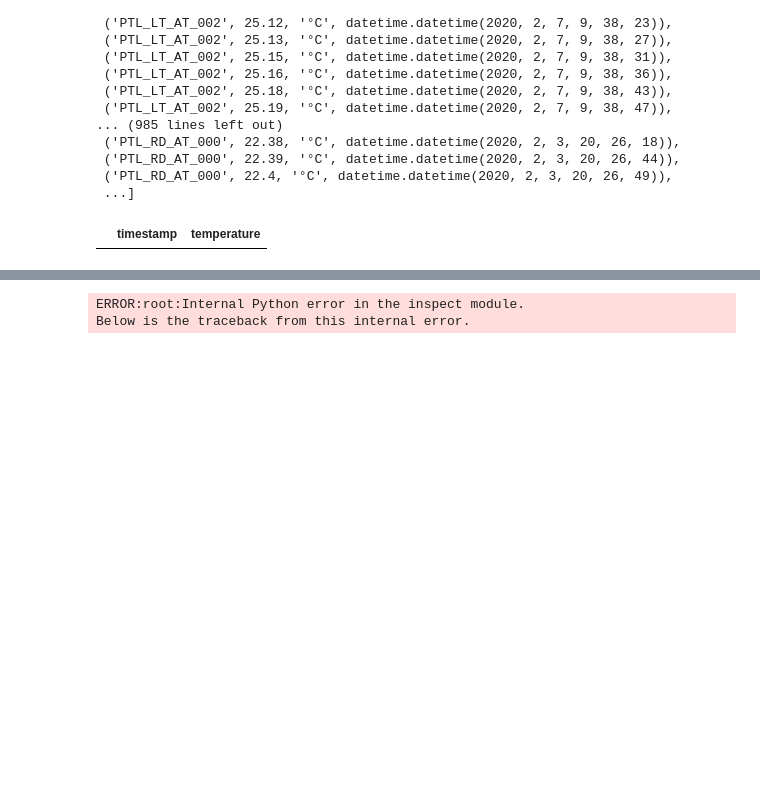
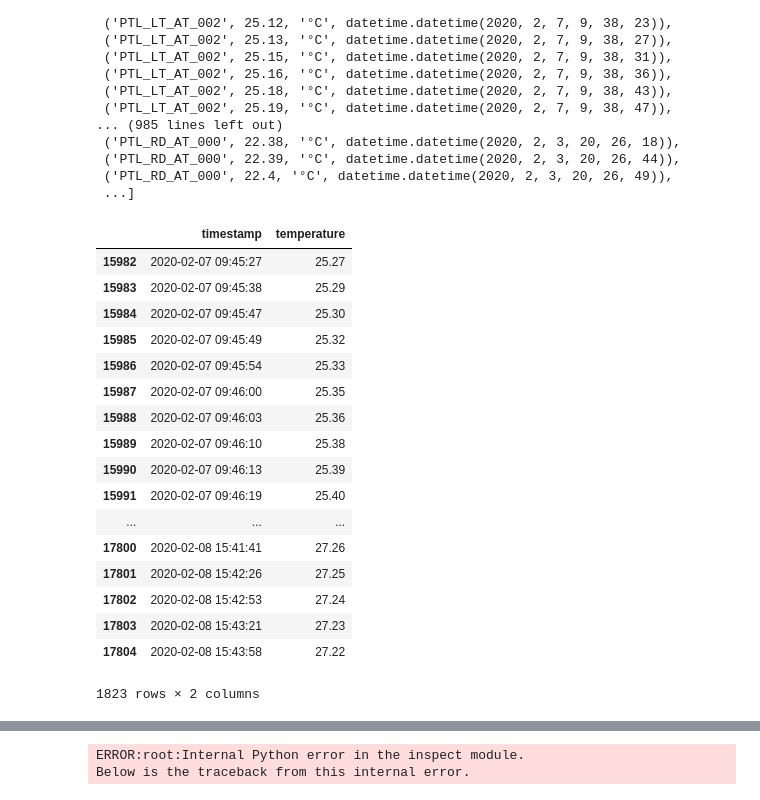
Before and after one commit to whuss/dashboard_react, a Jupyter notebook: sensor_graphs.ipynb, the cells around one changed output, grey strips where cells are left out. Saved outputs shown, nothing was run; the diff lists cells and outputs as text; code cells hidden in the pictures; blank space fills up the shorter version.

Commit message:
select column by string

```diff
--- a/sensor_graphs.ipynb
+++ b/sensor_graphs.ipynb
@@ -51,8 +51,25 @@ import humanfriendly
 # %%
 data = pd.DataFrame(temp)
 data = data.set_index(['device', data.index])
-df = data.loc['PTL_LT_AT_001']
+df = data.loc['PTL_RD_AT_002']
 df = df.sort_values(by=['timestamp'])
 df[['timestamp', 'temperature']].dropna()
 # %% [output]
 |  | timestamp | temperature |
+| 15982 | 2020-02-07 09:45:27 | 25.27 |
+| 15983 | 2020-02-07 09:45:38 | 25.29 |
+| 15984 | 2020-02-07 09:45:47 | 25.30 |
+| 15985 | 2020-02-07 09:45:49 | 25.32 |
+| 15986 | 2020-02-07 09:45:54 | 25.33 |
+| 15987 | 2020-02-07 09:46:00 | 25.35 |
+| 15988 | 2020-02-07 09:46:03 | 25.36 |
+| 15989 | 2020-02-07 09:46:10 | 25.38 |
+| 15990 | 2020-02-07 09:46:13 | 25.39 |
+| 15991 | 2020-02-07 09:46:19 | 25.40 |
+| ... | ... | ... |
+| 17800 | 2020-02-08 15:41:41 | 27.26 |
+| 17801 | 2020-02-08 15:42:26 | 27.25 |
+| 17802 | 2020-02-08 15:42:53 | 27.24 |
+| 17803 | 2020-02-08 15:43:21 | 27.23 |
+| 17804 | 2020-02-08 15:43:58 | 27.22 |
+1823 rows × 2 columns
```
Also changed, not shown: parts of 1 cell of this notebook, 1 other file.
